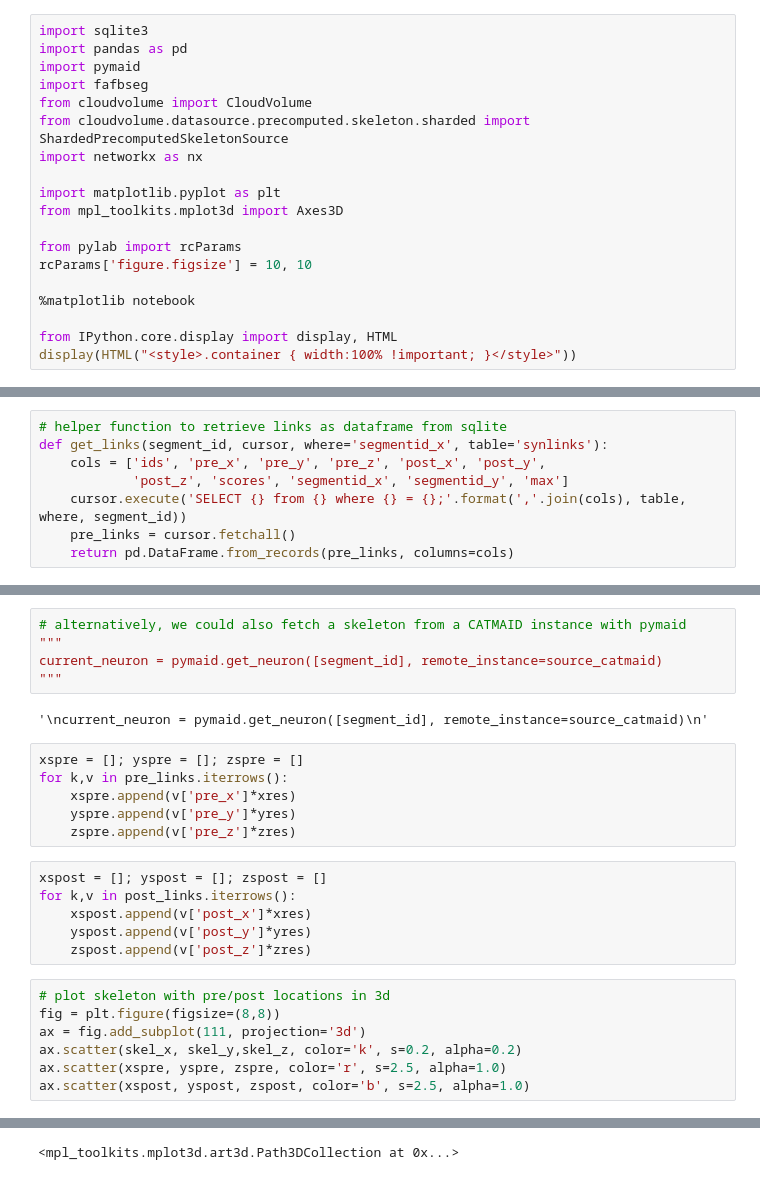
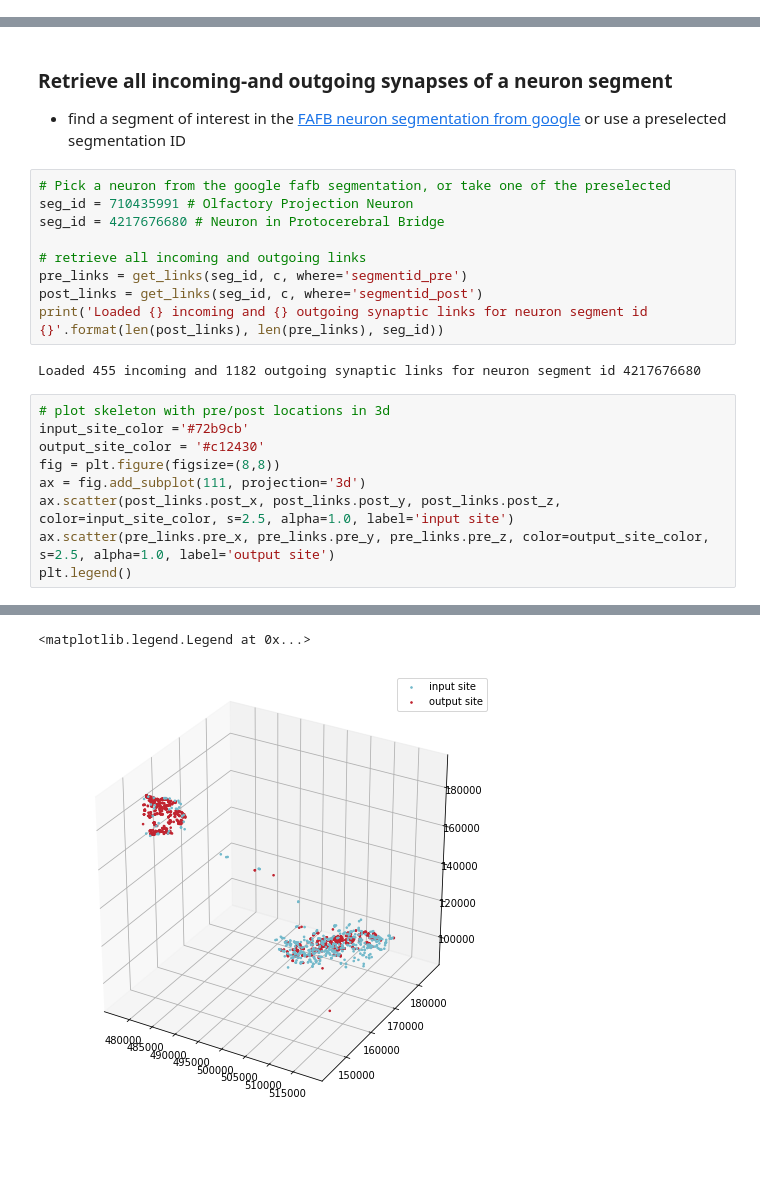
Before and after one commit to navis-org/fafbseg-py, a Jupyter notebook: notebooks/Synaptic_Partner_Predictions_in_FAFB.ipynb, the cells around one changed output, grey strips where cells are left out. Cells and saved outputs as stored; diff of their text form; blank space fills up the shorter version.

Commit message:
Update FAFB synapse notebook
Clean-up of notebook, and simplifying it removing most of dependencies.

```diff
--- a/notebooks/Synaptic_Partner_Predictions_in_FAFB.ipynb
+++ b/notebooks/Synaptic_Partner_Predictions_in_FAFB.ipynb
@@ -21,19 +16,0 @@ November 2019, Stephan Gerhard <info@braincircuits.io>
-# %%
-import sqlite3
-import pandas as pd
-import pymaid
-import fafbseg
-from cloudvolume import CloudVolume
-from cloudvolume.datasource.precomputed.skeleton.sharded import ShardedPrecomputedSkeletonSource
-import networkx as nx
-
-import matplotlib.pyplot as plt
-from mpl_toolkits.mplot3d import Axes3D
-
-from pylab import rcParams
-rcParams['figure.figsize'] = 10, 10
-
-%matplotlib notebook
-
-from IPython.core.display import display, HTML
-display(HTML("<style>.container { width:100% !important; }</style>"))
@@ -108,8 +57,0 @@ segment_id = 4613663523
-# %%
-# helper function to retrieve links as dataframe from sqlite
-def get_links(segment_id, cursor, where='segmentid_x', table='synlinks'):
-    cols = ['ids', 'pre_x', 'pre_y', 'pre_z', 'post_x', 'post_y',
-            'post_z', 'scores', 'segmentid_x', 'segmentid_y', 'max']
-    cursor.execute('SELECT {} from {} where {} = {};'.format(','.join(cols), table, where, segment_id))
-    pre_links = cursor.fetchall()
-    return pd.DataFrame.from_records(pre_links, columns=cols)
@@ -133,27 +58,24 @@ skel_x,skel_y,skel_z = skeleton.vertices[:,0], skeleton.vertices[:,1], skeleton.
-# %%
-# alternatively, we could also fetch a skeleton from a CATMAID instance with pymaid
-"""
-current_neuron = pymaid.get_neuron([segment_id], remote_instance=source_catmaid)
-"""
-# %% [output]
-'\ncurrent_neuron = pymaid.get_neuron([segment_id], remote_instance=source_catmaid)\n'
-# %%
-xspre = []; yspre = []; zspre = []
-for k,v in pre_links.iterrows():
-    xspre.append(v['pre_x']*xres)
-    yspre.append(v['pre_y']*yres)
-    zspre.append(v['pre_z']*zres)
-# %%
-xspost = []; yspost = []; zspost = []
-for k,v in post_links.iterrows():
-    xspost.append(v['post_x']*xres)
-    yspost.append(v['post_y']*yres)
-    zspost.append(v['post_z']*zres)
+# %% [markdown]
+### Retrieve all incoming-and outgoing synapses of a neuron segment
+- find a segment of interest in the [FAFB neuron segmentation from google](https://bit.ly/2ndprUu) or use a preselected segmentation ID
+# %%
+# Pick a neuron from the google fafb segmentation, or take one of the preselected
+seg_id = 710435991 # Olfactory Projection Neuron
+seg_id = 4217676680 # Neuron in Protocerebral Bridge
+
+# retrieve all incoming and outgoing links
+pre_links = get_links(seg_id, c, where='segmentid_pre')
+post_links = get_links(seg_id, c, where='segmentid_post')
+print('Loaded {} incoming and {} outgoing synaptic links for neuron segment id {}'.format(len(post_links), len(pre_links), seg_id))
+# %% [output]
+Loaded 455 incoming and 1182 outgoing synaptic links for neuron segment id 4217676680
 # %%
 # plot skeleton with pre/post locations in 3d
+input_site_color ='#72b9cb'
+output_site_color = '#c12430'
 fig = plt.figure(figsize=(8,8))
 ax = fig.add_subplot(111, projection='3d')
-ax.scatter(skel_x, skel_y,skel_z, color='k', s=0.2, alpha=0.2)
-ax.scatter(xspre, yspre, zspre, color='r', s=2.5, alpha=1.0)
-ax.scatter(xspost, yspost, zspost, color='b', s=2.5, alpha=1.0)
+ax.scatter(post_links.post_x, post_links.post_y, post_links.post_z, color=input_site_color, s=2.5, alpha=1.0, label='input site')
+ax.scatter(pre_links.pre_x, pre_links.pre_y, pre_links.pre_z, color=output_site_color, s=2.5, alpha=1.0, label='output site')
+plt.legend()
 # %% [output]
@@ -162 +82,2 @@ ax.scatter(xspost, yspost, zspost, color='b', s=2.5, alpha=1.0)
-<mpl_toolkits.mplot3d.art3d.Path3DCollection at 0x...>
+<matplotlib.legend.Legend at 0x...>
+[figure, added]
```
Also changed, not shown: parts of 29 cells of this notebook.
